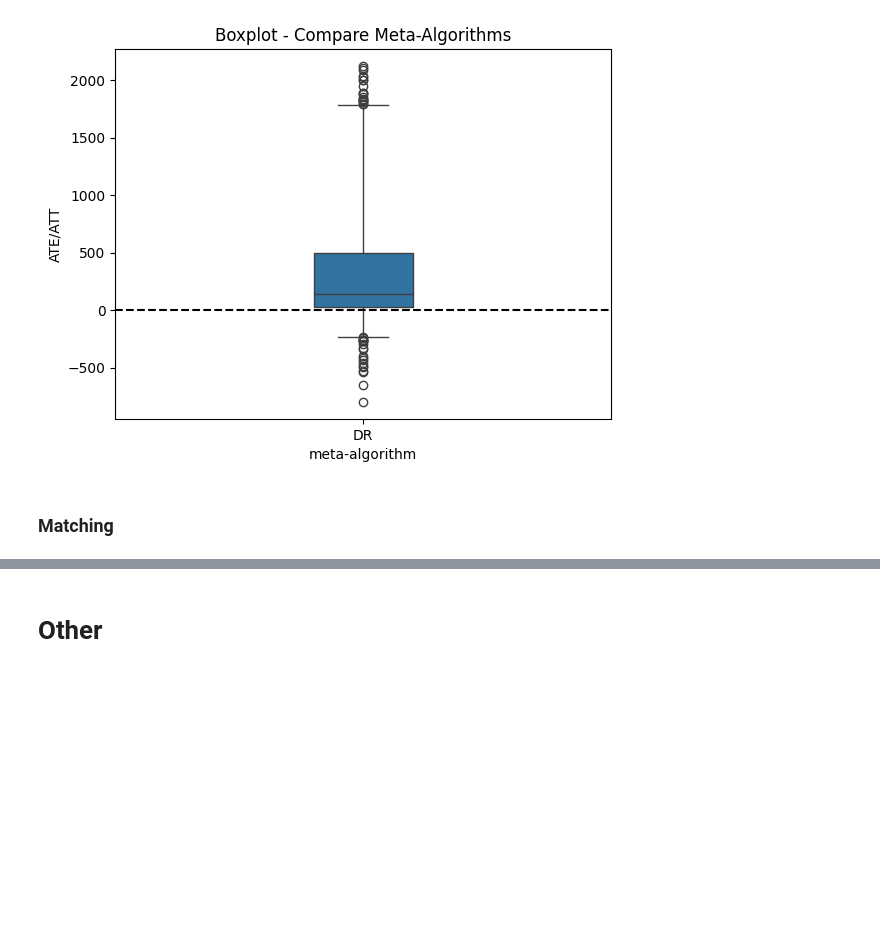
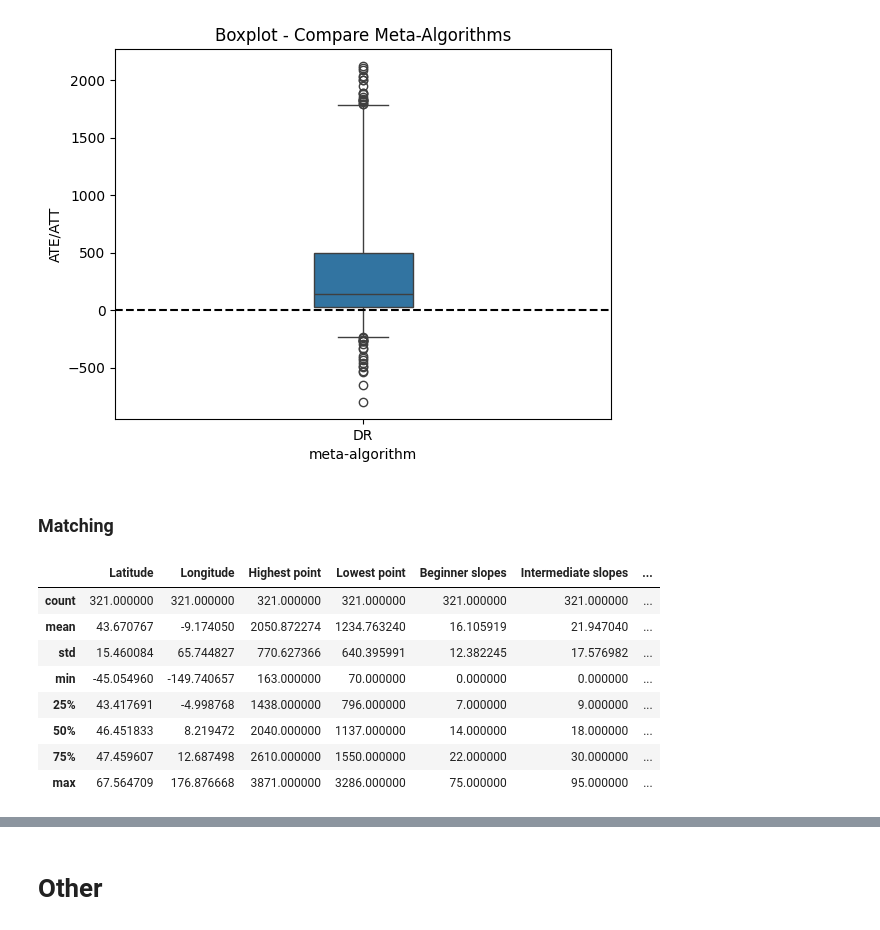
Before and after one commit to matansol/causal-inference-course, a Jupyter notebook: project/project.ipynb, the cells around one changed output, grey strips where cells are left out. Cells and saved outputs as stored; diff of their text form; code cells hidden in the pictures; blank space fills up the shorter version.

```diff
--- a/project/project.ipynb
+++ b/project/project.ipynb
@@ -1760,3 +1769,18 @@ plt.show()
 [figure]
 # %% [markdown]
 ### Matching
+# %%
+propensity_train_data = pd.concat([X_train, T_train, y_train], axis=1)
+propensity_test_data = pd.concat([X_test, T_test, y_test], axis=1)
+trimmed_data = pd.concat([propensity_train_data, propensity_test_data])
+trimmed_data.describe()
+# %% [output]
+|  | Latitude | Longitude | Highest point | Lowest point | Beginner slopes | Intermediate slopes | ... |
+| count | 321.000000 | 321.000000 | 321.000000 | 321.000000 | 321.000000 | 321.000000 | ... |
+| mean | 43.670767 | -9.174050 | 2050.872274 | 1234.763240 | 16.105919 | 21.947040 | ... |
+| std | 15.460084 | 65.744827 | 770.627366 | 640.395991 | 12.382245 | 17.576982 | ... |
+| min | -45.054960 | -149.740657 | 163.000000 | 70.000000 | 0.000000 | 0.000000 | ... |
+| 25% | 43.417691 | -4.998768 | 1438.000000 | 796.000000 | 7.000000 | 9.000000 | ... |
+| 50% | 46.451833 | 8.219472 | 2040.000000 | 1137.000000 | 14.000000 | 18.000000 | ... |
+| 75% | 47.459607 | 12.687498 | 2610.000000 | 1550.000000 | 22.000000 | 30.000000 | ... |
+| max | 67.564709 | 176.876668 | 3871.000000 | 3286.000000 | 75.000000 | 95.000000 | ... |
```
Also changed, not shown: parts of 16 cells of this notebook.
